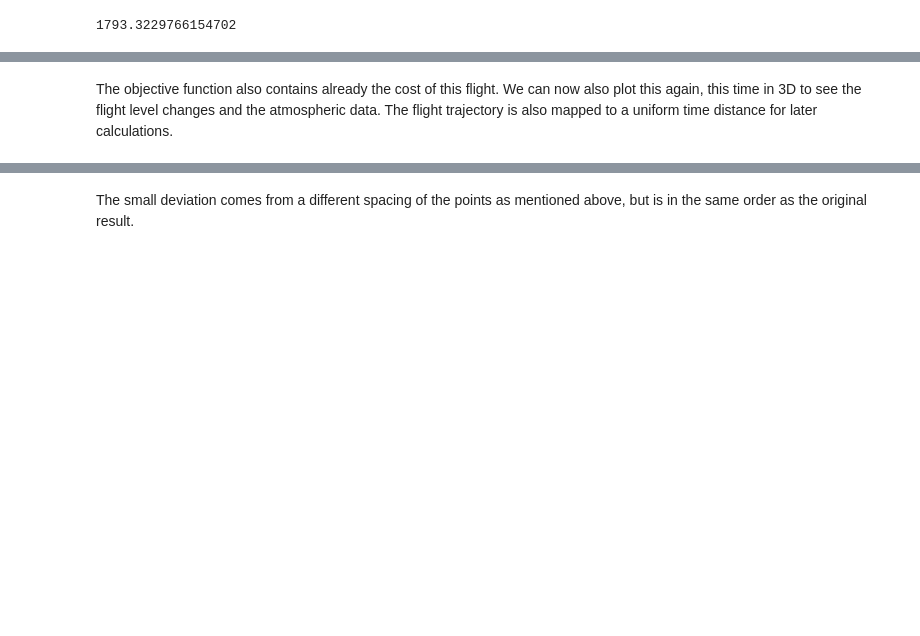
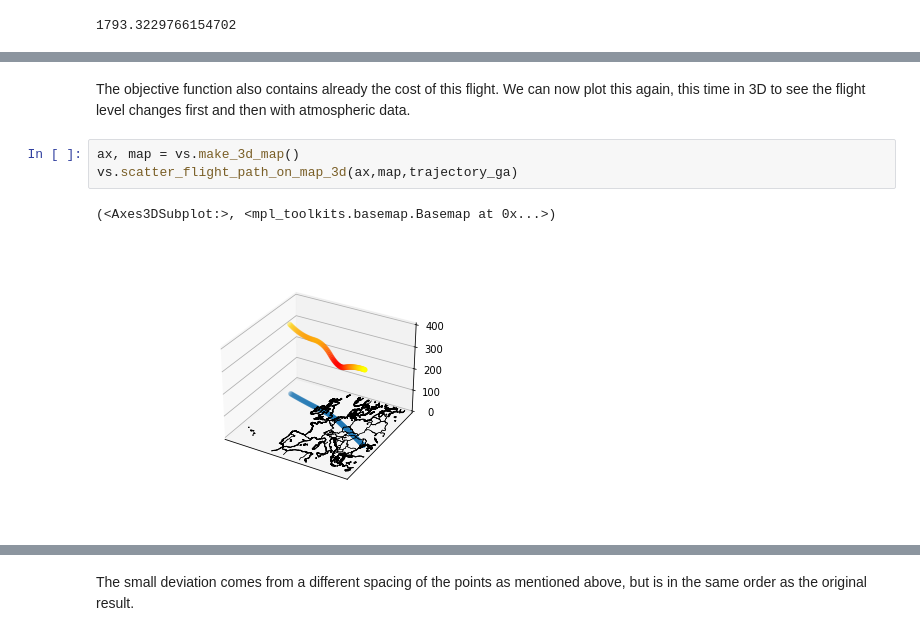
Before and after one commit to fjelljenta/Quantum-Challenge, a Jupyter notebook: Quantimize.ipynb, the cells around one changed output, grey strips where cells are left out. Saved outputs shown, nothing was run; the diff lists cells and outputs as text; blank space fills up the shorter version.

Commit message:
visualisation and text added

```diff
--- a/Quantimize.ipynb
+++ b/Quantimize.ipynb
@@ -147,2 +176,8 @@ report, solution, trajectory_ga = classic_solution.genetic_algorithm_solution(fl
 # %% [markdown]
-The objective function also contains already the cost of this flight. We can now also plot this again, this time in 3D to see the flight level changes and the atmospheric data. The flight trajectory is also mapped to a uniform time distance for later calculations.
+The objective function also contains already the cost of this flight. We can now plot this again, this time in 3D to see the flight level changes first and then with atmospheric data.
+# %%
+ax, map = vs.make_3d_map()
+vs.scatter_flight_path_on_map_3d(ax,map,trajectory_ga)
+# %% [output]
+(<Axes3DSubplot:>, <mpl_toolkits.basemap.Basemap at 0x...>)
+[figure, added]
```
Also changed, not shown: parts of 49 cells of this notebook, 3 other files.
